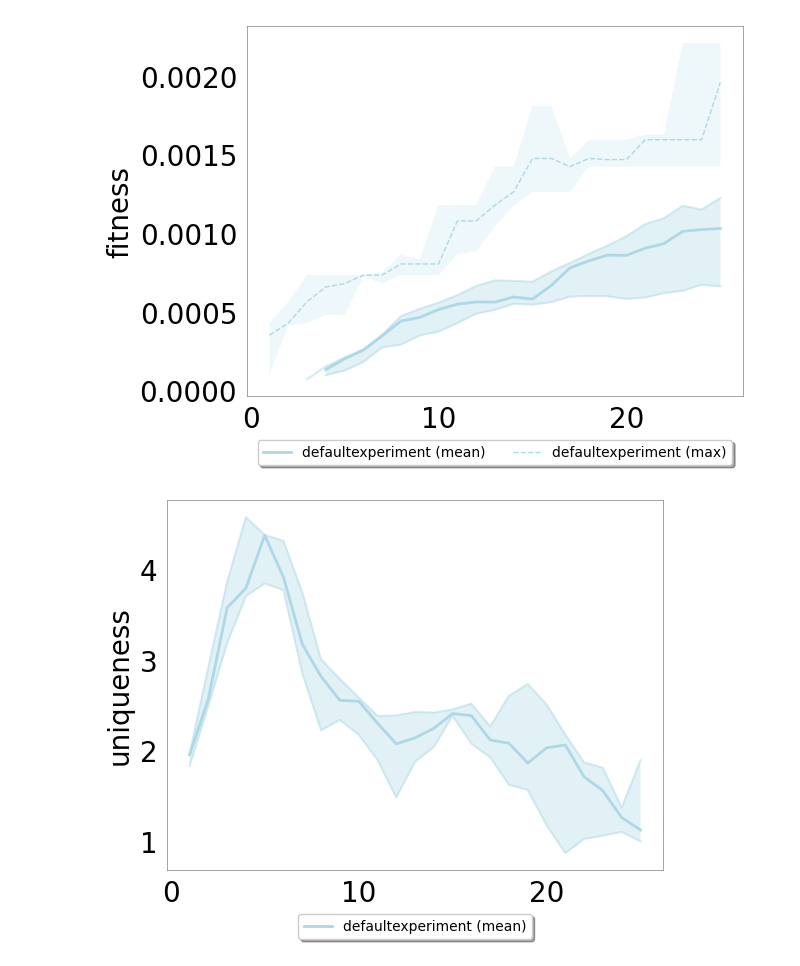
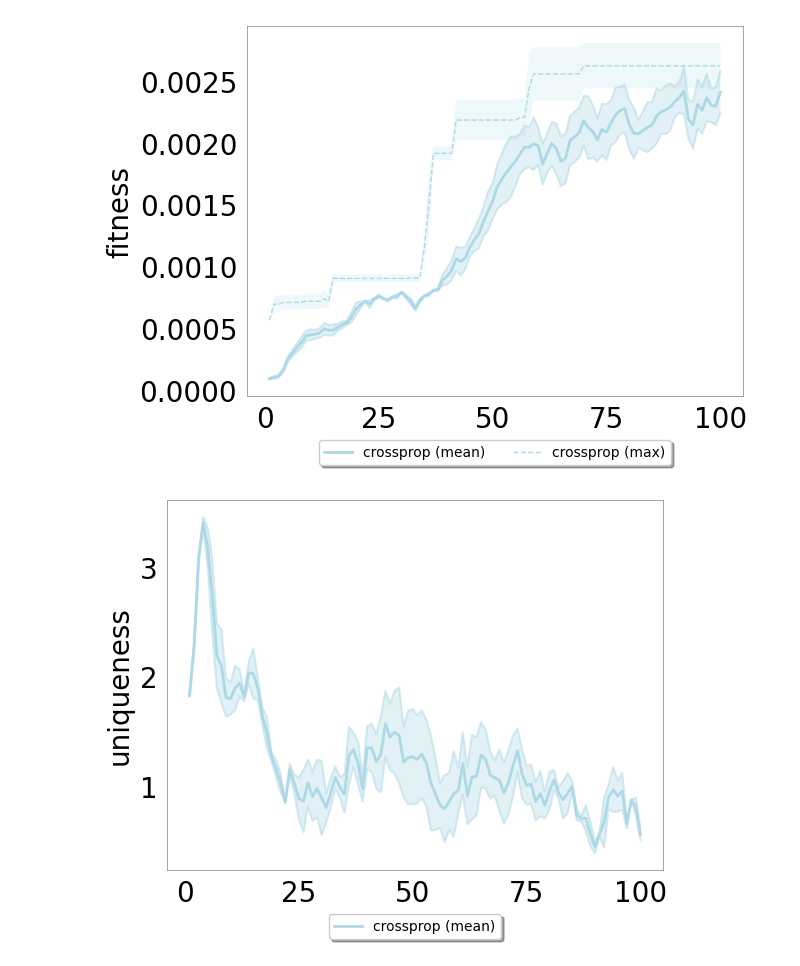
Before and after one commit to karinemiras/voxcraft-GRN, a Jupyter notebook: experiments/analysis/analysis-executed.ipynb, the cells around one changed output. Cells and saved outputs as stored; diff of their text form; code cells hidden in the pictures.

```diff
--- a/experiments/analysis/analysis-executed.ipynb
+++ b/experiments/analysis/analysis-executed.ipynb
@@ -9,3 +1,11 @@ out_path = "/working_data"
+# %%
+# Parameters
+study_name = "vox"
+experiments = "crossprop"
+runs = "1,2"
+generations = 100
+final_gen = 100
+out_path = "/working_data"
 # %%
 import pandas as pd
 import numpy as np
@@ -44,9 +43,8 @@ gens_robots_inner = pd.read_csv(f'{analysis_path}/gens_robots_inner.csv')
 # %%
 ### Metrics progression ###
 
-
-metrics = ['fitness', 'uniqueness']
-metrics_labels = ['fitness', 'uniqueness']
+metrics = ['fitness', 'uniqueness', 'genome_size']
+metrics_labels = ['fitness', 'uniqueness', 'genome_size']
 
 clrs = ['#ADD8E6', '#F6B970']
 
@@ -163,32 +161,32 @@ for idm, metric in enumerate(metrics):
         annot_lines = [f"{metric} mean: {test_label} p={pval:.3g}"]
 
         if metric == 'fitness':
             # also compare fitness_max across runs
             gA_max = gens_robots_inner[(gens_robots_inner['experiment'] == exp_a) &
                                        (gens_robots_inner['generation'] == final_gen)]['fitness_max']
             gB_max = gens_robots_inner[(gens_robots_inner['experiment'] == exp_b) &
                                        (gens_robots_inner['generation'] == final_gen)]['fitness_max']
             test_label2, pval2, eff_label2, eff_val2 = choose_test(gA_max, gB_max)
             annot_lines.append(f"fitness max: {test_label2} p={pval2:.3g}")
 
         ax.text(
             0.02, 0.98, "\n".join(annot_lines),
             transform=ax.transAxes, ha="left", va="top",
             fontsize=8.5,                # smaller font
             linespacing=0.85,          # tighter line spacing
             bbox=dict(
                 boxstyle="round,pad=0.12",  # less padding = smaller box
                 fc="white", ec="gray", lw=0.6, alpha=0.8
             ),
             zorder=10, clip_on=False
         )
 
     ax.legend(loc='upper center', bbox_to_anchor=(0.5, -0.1),
               fancybox=True, shadow=True, ncol=5, fontsize=10)
 
     fig.savefig(f'{analysis_path}/progression_{metric}.png', dpi=300, bbox_inches='tight')
     plt.show()
     plt.close(fig)
 # %% [output]
-[figure, old version]
+[figure, new version]
-[figure, old version]
+[figure, new version]
```
Also changed, not shown: parts of 4 cells of this notebook, 16 other files.
